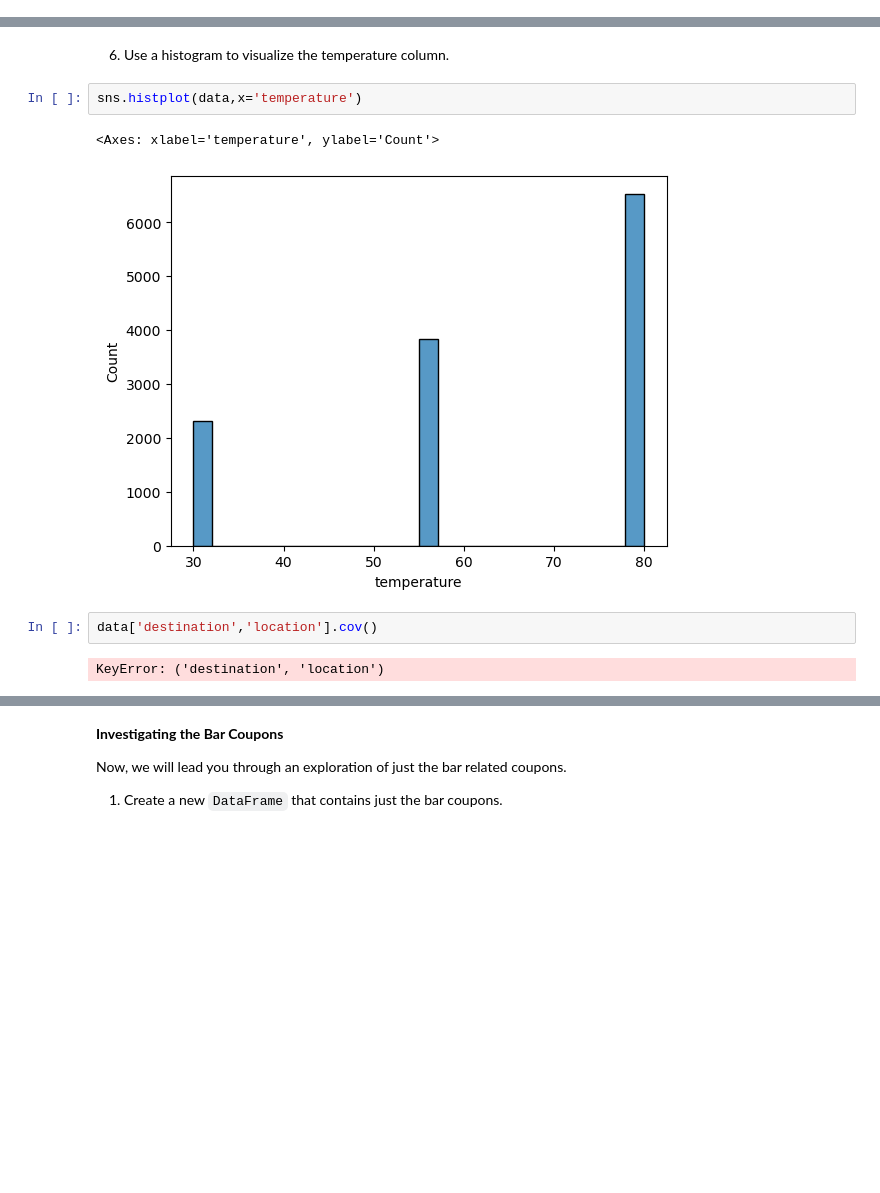
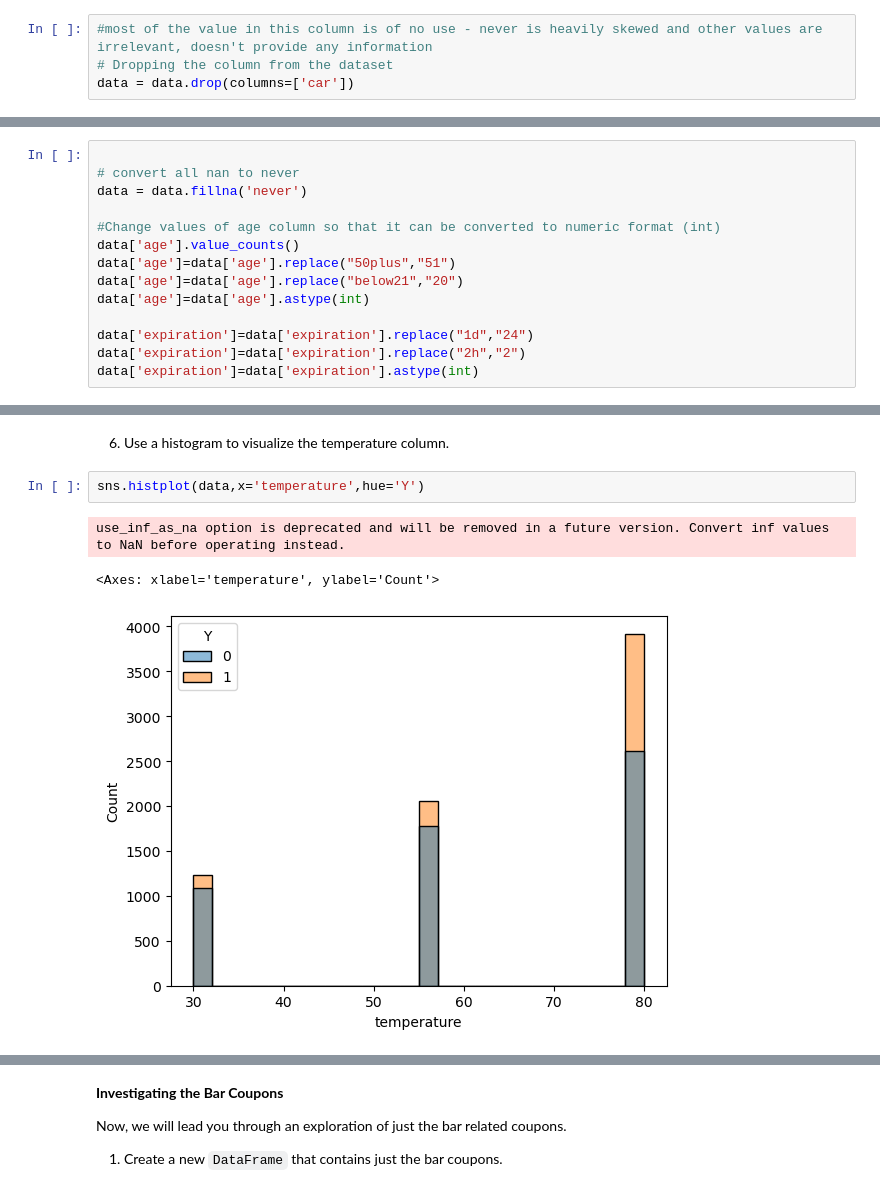
Before and after one commit to asdubey/ucb-pcmlai-pa-5-1-coupon-analysis, a Jupyter notebook: prompt.ipynb, the cells around one changed output, grey strips where cells are left out. Cells and saved outputs as stored; diff of their text form; blank space fills up the shorter version.

```diff
--- a/prompt.ipynb
+++ b/prompt.ipynb
@@ -141,0 +193,4 @@ Index(['destination', 'passanger', 'weather', 'temperature', 'time', 'coupon',
+# %%
+#most of the value in this column is of no use - never is heavily skewed and other values are irrelevant, doesn't provide any information
+# Dropping the column from the dataset
+data = data.drop(columns=['car'])
@@ -141,0 +217,14 @@ Index(['destination', 'passanger', 'weather', 'temperature', 'time', 'coupon',
+# %%
+
+# convert all nan to never
+data = data.fillna('never')
+
+#Change values of age column so that it can be converted to numeric format (int)
+data['age'].value_counts()
+data['age']=data['age'].replace("50plus","51")
+data['age']=data['age'].replace("below21","20")
+data['age']=data['age'].astype(int)
+
+data['expiration']=data['expiration'].replace("1d","24")
+data['expiration']=data['expiration'].replace("2h","2")
+data['expiration']=data['expiration'].astype(int)
@@ -186,11 +268,8 @@ plt.xticks(rotation=90)
 # %% [markdown]
 6. Use a histogram to visualize the temperature column.
 # %%
-sns.histplot(data,x='temperature')
+sns.histplot(data,x='temperature',hue='Y')
 # %% [output]
-<Axes: xlabel='temperature', ylabel='Count'>
+use_inf_as_na option is deprecated and will be removed in a future version. Convert inf values to NaN before operating instead.
+<Axes: xlabel='temperature', ylabel='Count'>
-[figure, old version]
+[figure, new version]
-# %%
-data['destination','location'].cov()
-# %% [output]
-KeyError: ('destination', 'location')
```
Also changed, not shown: parts of 58 cells of this notebook, 3 other files.
